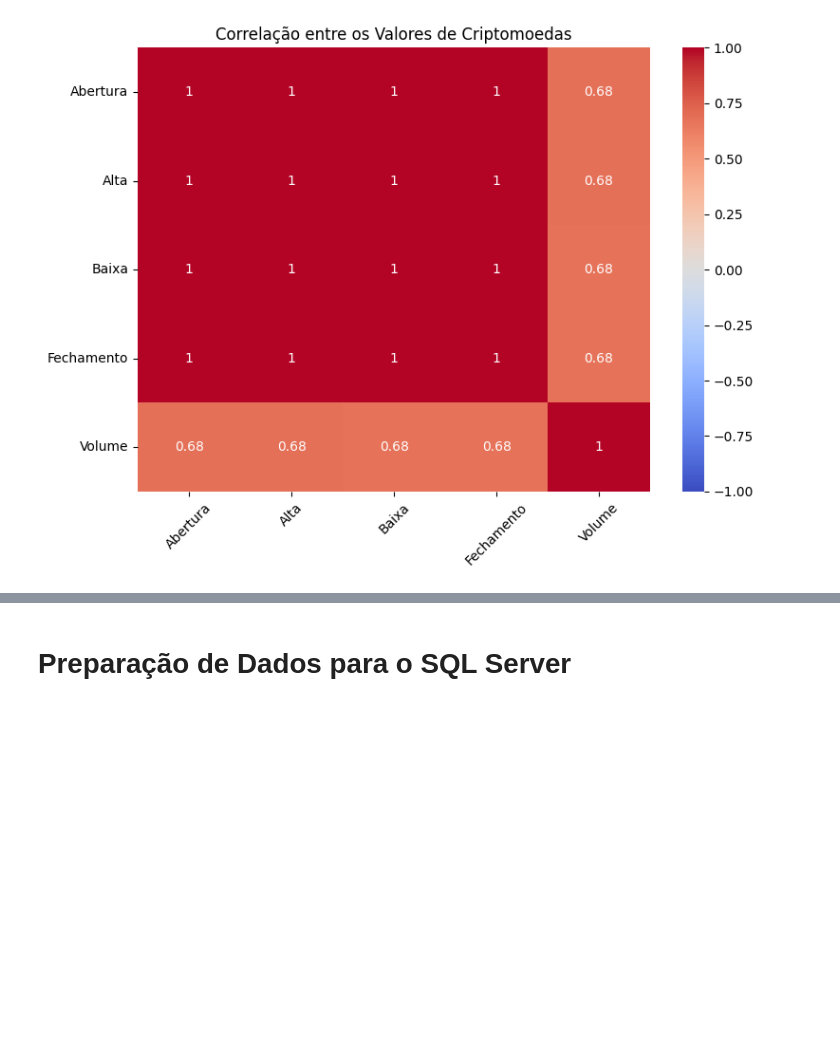
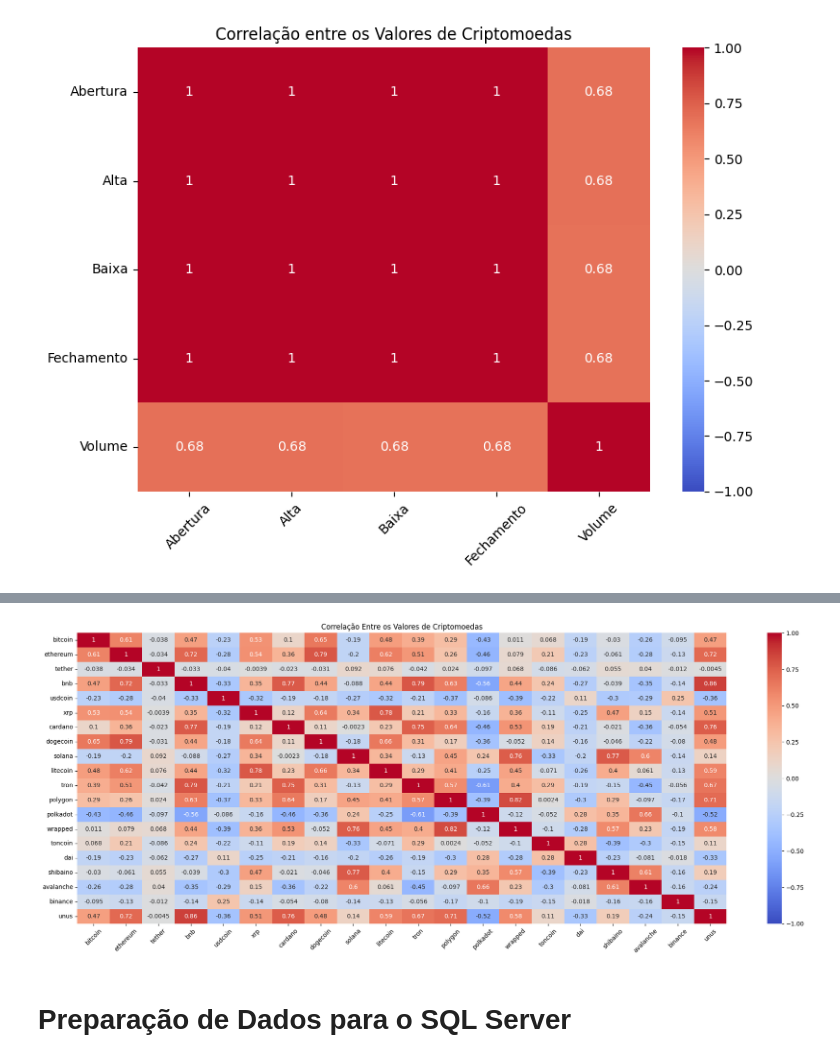
Before and after one commit to CassioRibeiro/ProjetoFinal, a Jupyter notebook: [M5] Notebook.ipynb, the cells around one changed output, grey strips where cells are left out. Drawn from its saved outputs; the diff is of its cells as text; code cells hidden in the pictures; blank space fills up the shorter version.

```diff
--- a/[M5] Notebook.ipynb
+++ b/[M5] Notebook.ipynb
@@ -823,7 +823,7 @@ for i, moeda_df in enumerate(moedas_puras):
     # Obtendo a coluna 'close' do DataFrame da moeda
     close_column = moeda_df['close']
     # Adicionando a coluna 'close' no novo DataFrame com o nome da moeda como coluna
-    correlation_df[nome_moeda] = close_column
+    correlation_df[nomemoeda] = close_column
 
 #Calculando a correlação entre as colunas (moedas) com base na coluna 'close':
 correlacao_matrix = correlation_df.corr()
@@ -835,15 +853,17 @@ correlacao_matrix
 # %%
 # Configurando o mapa de calor:
 plt.figure(figsize=(20, 8))
 sns.heatmap(correlacao_matrix, annot=True, cmap='coolwarm', vmin=-1, vmax=1)
-Configurando os eixos:
+# Configurando os eixos:
 plt.title('Correlação Entre os Valores de Criptomoedas')
 plt.xticks(rotation=45)
 plt.yticks(rotation=0)
 plt.tight_layout()
 
 # Exibindo o mapa de calor:
 plt.show()
+# %% [output]
+[figure, added]
 # %% [markdown]
 # Preparação de Dados para o SQL Server
 # %% [markdown]
```
Also changed, not shown: parts of 1 cell of this notebook.
